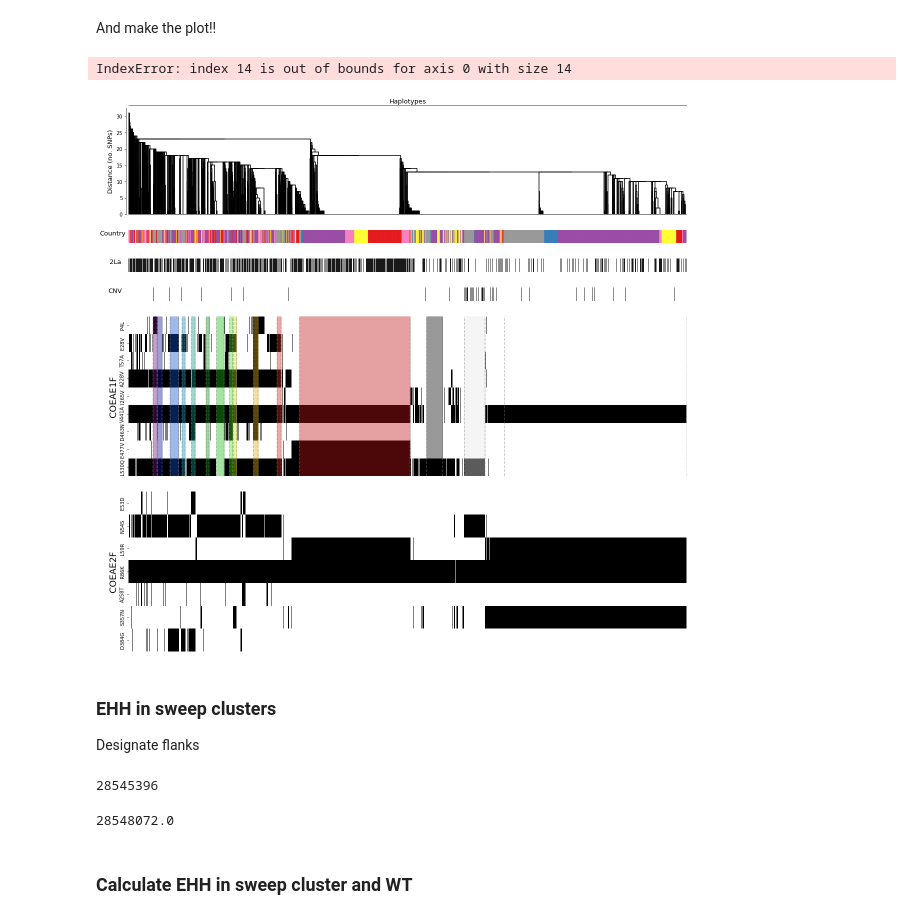
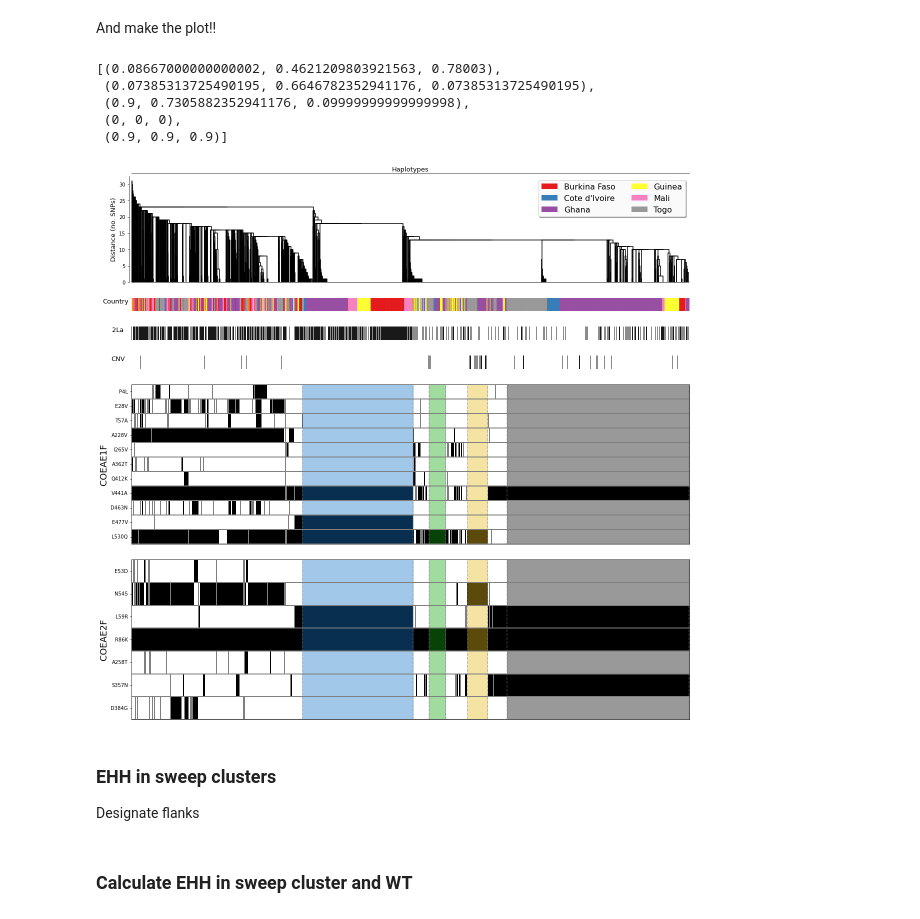
Before and after one commit to sanjaynagi/locusPocus, a Jupyter notebook: workflow/notebooks/HaplotypeClustering-COEAE1F_2F.ipynb, the cells around one changed output. Drawn from its saved outputs; the diff is of its cells as text; code cells hidden in the pictures.

```diff
--- a/workflow/notebooks/HaplotypeClustering-COEAE1F_2F.ipynb
+++ b/workflow/notebooks/HaplotypeClustering-COEAE1F_2F.ipynb
@@ -434,7 +434,7 @@ See the caveats in the documentation: https://pandas.pydata.org/pandas-docs/stab
 # %%
 fig, ax_dend, ax_freq, cluster_spans, leaves = fig_haplotypes_clustered(haps,
                                                           truncate_distance=0,
-                                                          cut_height=1,
+                                                          cut_height=10,
                                                           dpi=150, label_clusters=False)
 
 leaf_order = flatten_list(leaves)
@@ -444,5 +445,5 @@ assert len(leaf_order) == metahaps.shape[0], "Wrong shape!!"
 # %%
-coho = {f"Sweep n={c[2].shape[0]}":c[2] for idx, c in enumerate(cluster_spans) if c[2].shape[0] > 40}
-wt = {f"wt_{idx}":c[2] for idx, c in enumerate(cluster_spans) if c[2].shape[0] < 40}
+coho = {f"Sweep n={c[2].shape[0]}":c[2] for idx, c in enumerate(cluster_spans) if c[2].shape[0] > 30}
+wt = {f"wt_{idx}":c[2] for idx, c in enumerate(cluster_spans) if c[2].shape[0] < 30}
 lenwt = len(np.concatenate(list(wt.values())))
 coho[f'wt n={lenwt}'] = np.concatenate(list(wt.values()))
@@ -466,12 +498,0 @@ metahaps, q = load_metahaps(cohorts, names)
-# %%
-
-metahaps, q = load_metahaps(cohorts, names)
-for k, v in coho.items():
-
-    metahaps.loc[v, 'HapCluster'] = k
-
-    sweep_names = metahaps.take(v)
-
-
-    g = sweep_names.groupby('sample_id')
-    sweep_names.loc[:, 'sample_id'] += g.cumcount().astype(str).replace("0", "").mask(g['sample_id'].transform('count')==1,'')
@@ -580,7 +574,7 @@ pd.crosstab(karyo['mean_genotype'], cnv['cnv_status'])
 We need to get the start and stop points of clusters to highlight them with lines and boxes, and then get bars for a legend.
 # %%
 mylen = np.vectorize(len)
-bool_ = mylen(leaves) > 10
+bool_ = mylen(leaves) > 40
 clusters = np.array(leaves)[bool_]
 clusters = [np.array([c[0], c[-1]]) for c in clusters]
 cluster_start_stop = [np.array([np.where(leaf_order == c[0])[0][0], np.where(leaf_order == c[1])[0][0]]) for c in clusters]
@@ -608,3 +602,11 @@ pal = np.array(palette)
+# %%
+palette
+# %% [output]
+[(0.08667000000000002, 0.4621209803921563, 0.78003),
+ (0.07385313725490195, 0.6646782352941176, 0.07385313725490195),
+ (0.9, 0.7305882352941176, 0.09999999999999998),
+ (0, 0, 0),
+ (0.9, 0.9, 0.9)]
 # %%
 ## Subplots and size ratios
 fig, ax = plt.subplots(6,1, figsize=[20,20], gridspec_kw={'height_ratios': [8, 1, 1, 1, 12, 12]})
@@ -650,48 +652,43 @@ ax[2].set_ylabel('2La', rotation = 0, fontsize=13, loc='center', labelpad=20)
 ax[2].set_yticklabels("")
 ax[3].set_ylabel('CNV', rotation = 0, fontsize=13, loc='center', labelpad=20)
 ax[3].set_yticklabels("")
 ax[4].set_ylabel('COEAE1F', fontsize=18, loc='center')
 ax[5].set_ylabel('COEAE2F', fontsize=18, loc='center')
 
 
 for axes in ax[4], ax[5]:
+    axes.set_yticks(axes.get_yticks())
+    axes.set_yticklabels(axes.get_yticklabels(), rotation=0)
     for idx, span in enumerate(cluster_start_stop):
         start, stop = span
         axes.axvline(start, color='grey', linestyle="--", alpha=0.5)
         axes.axvline(stop, color='grey', linestyle="--", alpha=0.5)
 
         dend_patch_xy = (start, 0)
         axes.add_patch(plt.Rectangle(xy=dend_patch_xy,
                                            width=stop-start,
                                                 height=40,
-                                              color=pal[idx], alpha=0.4))
+                                              color=palette[idx], alpha=0.4))
 
 for i in range(haps_df_227.shape[0] + 1):
     ax[4].axhline(i, color='grey', lw=2)
 for i in range(haps_df_227.shape[0] + 1):
     ax[5].axhline(i, color='grey', lw=2)
 
 for axes in ax[4], ax[5]:
     for _, spine in axes.spines.items():
         spine.set_visible(True)
 
 l = ax[0].legend(bars.values(), bars.keys(), loc='best', ncol=2, fancybox=True, shadow=True, framealpha=0.95, prop={'size':16})
 l.draw_frame(True)
+
+plt.savefig("../../figures/hapClusters.png", dpi=300)
 # %% [output]
-IndexError: index 14 is out of bounds for axis 0 with size 14
-[figure, old version]
+[figure, new version]
 # %% [markdown]
 ### EHH in sweep clusters
 
 Designate flanks
-# %%
-coeae1f_start
-# %% [output]
-28545396
-# %%
-(coeae1f_start + coeae2f_end) /2
-# %% [output]
-28548072.0
 # %%
 loc_focus = 28548072
 flanking = 5_000
```
Also changed, not shown: parts of 13 cells of this notebook, 11 other files.
